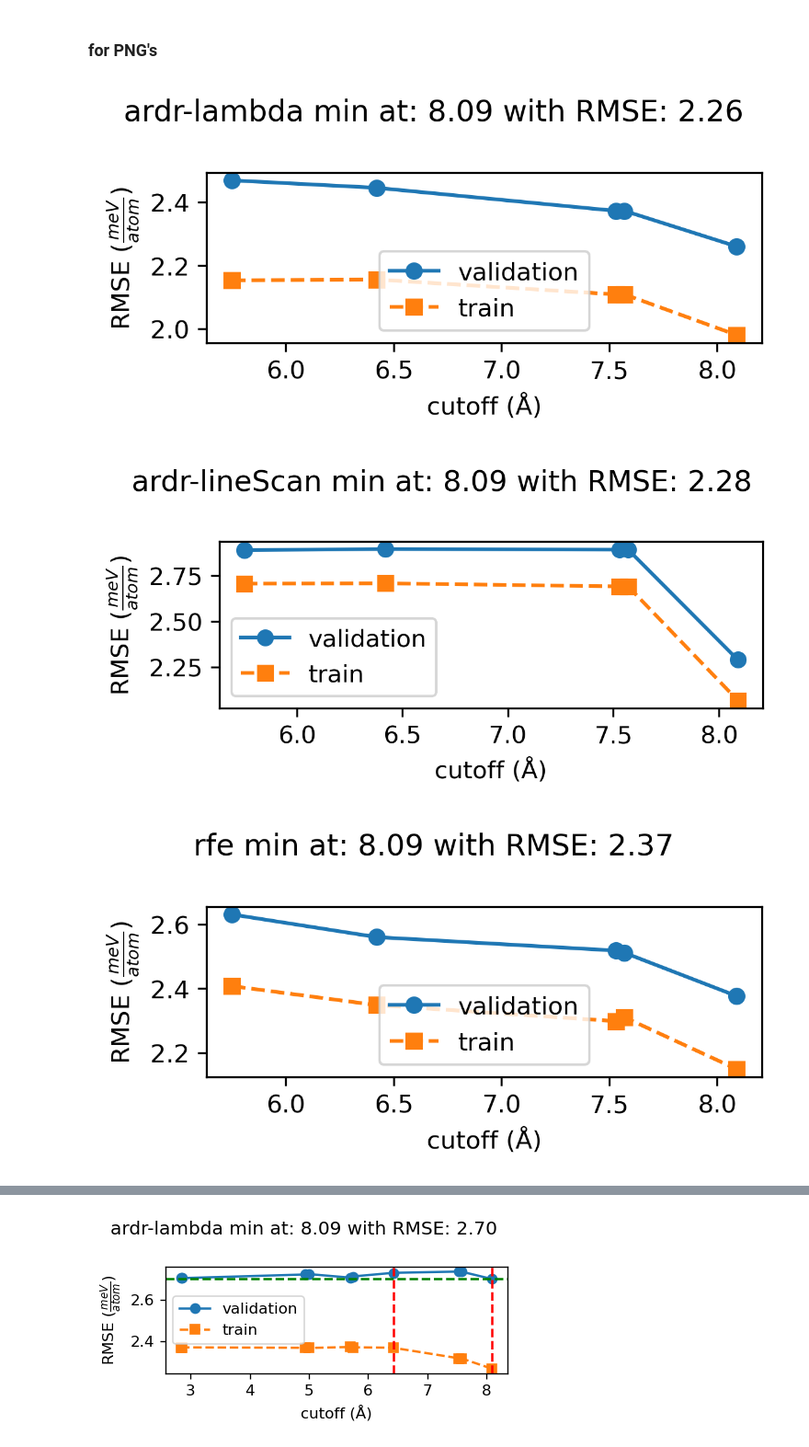
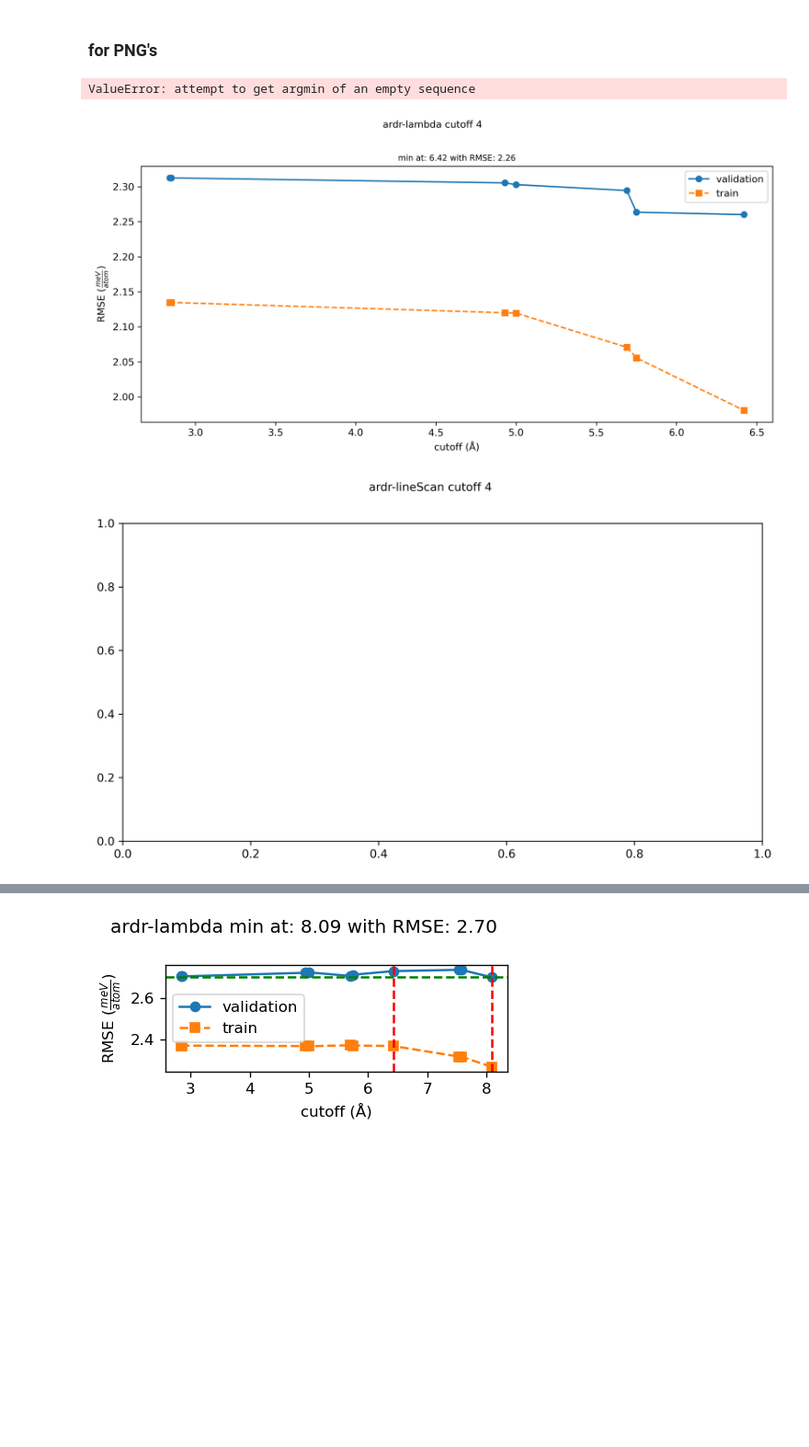
Before and after one commit to JohnLawrenceWargrave/jupyter_for_ARL, a Jupyter notebook: Plot_cutoff_file.ipynb, the cells around one changed output, grey strips where cells are left out. Shown at 92% size. Cells and saved outputs as stored; diff of their text form; code cells hidden in the pictures; blank space fills up the shorter version.

```diff
--- a/Plot_cutoff_file.ipynb
+++ b/Plot_cutoff_file.ipynb
@@ -59,12 +41,12 @@ file.close()
 fit_methods = ['ardr-lambda', 'ardr-lineScan', 'rfe', 'lasso', 'least-squares', 'bayesian-ridge', 'elasticnet', 'omp',
                'ridge', 'split-bregman']
 data = {}
-cutoff_kinds = []
+lower_cutoff_groups = []
 for line in lines:
     line = line.replace(' ', '').replace('\t','')
     line = line.split(',')
-    if not line[1] in cutoff_kinds:
-        cutoff_kinds.append(line[1])
+    if not line[1] in lower_cutoff_groups:
+        lower_cutoff_groups.append(line[1])
 
 for fit_method in fit_methods:
     data[fit_method] = {'cutoff': [], 'validation': [], 'train': [], 'BIC': [], 'number': [], 'nonzero': []}
@@ -91,18 +73,18 @@ fit_methods = ['ardr-lambda', 'ardr-lineScan', 'rfe', 'lasso', 'least-squares',
                'ridge', 'split-bregman']
 data = {}
 
-cutoff_kinds = []
+lower_cutoff_groups = []
 for line in lines:
     line = line.replace(' ', '').replace('\t','')
     line = line.split(',')
-    if not line[1] in cutoff_kinds:
-        cutoff_kinds.append(line[1])
+    if not line[1] in lower_cutoff_groups:
+        lower_cutoff_groups.append(line[1])
 
 
-for cutoff_kind in cutoff_kinds:
-    data[cutoff_kind] = {}
+for cutoff_group in lower_cutoff_groups:
+    data[cutoff_group] = {}
     for fit_method in fit_methods:
-        data[cutoff_kind][fit_method] = {'cutoff': [], 'validation': [], 'train': [], 'BIC': [], 'number': [], 'nonzero': []}
+        data[cutoff_group][fit_method] = {'cutoff': [], 'validation': [], 'train': [], 'BIC': [], 'number': [], 'nonzero': []}
 
 for line in lines:
     line = line.replace(' ', '').replace('\t','').replace('\n','')
@@ -119,7 +101,7 @@ for line in lines:
 # %% [markdown]
 ### as PDF
 # %%
-pdf = PdfPages(f'/nfshome/winkelmann/ARL/save/{model_name}_data/cutoff_{cutoff_kind}_{model_name}_plot.pdf')
+pdf = PdfPages(f'/nfshome/winkelmann/ARL/save/{model_name}_data/cutoff_{cutoff_group}_{model_name}_plot.pdf')
 conv = 1000
 
 for fit_method in fit_methods:
@@ -158,12 +140,12 @@ pdf = PdfPages('/nfshome/winkelmann/ARL/tmp/comparing_cutoff_quartett_jochen.pdf
 conv = 1000
 
 for fit_method in fit_methods:
-    for cutoff_kind in cutoff_kinds:
-        df = pd.DataFrame(data[cutoff_kind][fit_method])
+    for cutoff_group in lower_cutoff_groups:
+        df = pd.DataFrame(data[cutoff_group][fit_method])
 
         fig, axes = plt.subplots(figsize=(4, 5.2), dpi=120, sharex=True, nrows=3)
 
-        fig.suptitle('%s with %s as cutoff 3; min at: %s with %s' %(fit_method, cutoff_kind, df.cutoff[df.validation.idxmin()], df.validation.min() * conv))
+        fig.suptitle('%s with %s as cutoff 3; min at: %s with %s' %(fit_method, cutoff_group, df.cutoff[df.validation.idxmin()], df.validation.min() * conv))
 
         ax = axes[0]
         ax.plot(df.cutoff, conv * df.validation, '-o', label='validation')
@@ -194,26 +176,27 @@ pdf.close()
 # %%
 conv = 1000
 
 for fit_method in fit_methods:
     df = pd.DataFrame(data[fit_method])
 
-    fig, axes = plt.subplots(figsize=(4, 2), dpi=300, sharex=True, nrows=1)
+    fig, axes = plt.subplots(figsize=(10, 5), dpi=300, sharex=True, nrows=1)
+    ax = axes
 
-    fig.suptitle('%s min at: %s with RMSE: %.4s' %(fit_method, df.cutoff[df.validation.idxmin()], df.validation.min()*conv))
+    fig.suptitle(f'{fit_method} cutoff {cutoff_kind} \n ', size='medium')
+    ax.set_title(f'min at: {df.cutoff[df.validation.idxmin()]} with RMSE: {str(df.validation.min()*conv)[:4]}', size='small')
 
-    ax = axes
     ax.plot(df.cutoff, conv * df.validation, '-o', label='validation')
     ax.plot(df.cutoff, conv * df.train, '--s', label='train')
     ax.set_ylabel(r'RMSE ($\frac{meV}{atom}$)')
     ax.set_xlabel('cutoff (Å)')
     ax.legend()
 
     fig.tight_layout()
     fig.subplots_adjust(hspace=0)
     fig.align_ylabels(axes)
 
     fig.savefig(f'/nfshome/winkelmann/ARL/save/{model_name}TS_data/cutoff_{model_name}TS_png_plots/plot_cutoff_{cutoff_kind}_%s.png' %(fit_method))
 # %% [output]
+ValueError: attempt to get argmin of an empty sequence
-[figure, old version]
+[figure, new version]
-[figure, old version]
+[figure, new version]
-[figure, removed]
```
Also changed, not shown: parts of 6 cells of this notebook, 10 other files.
